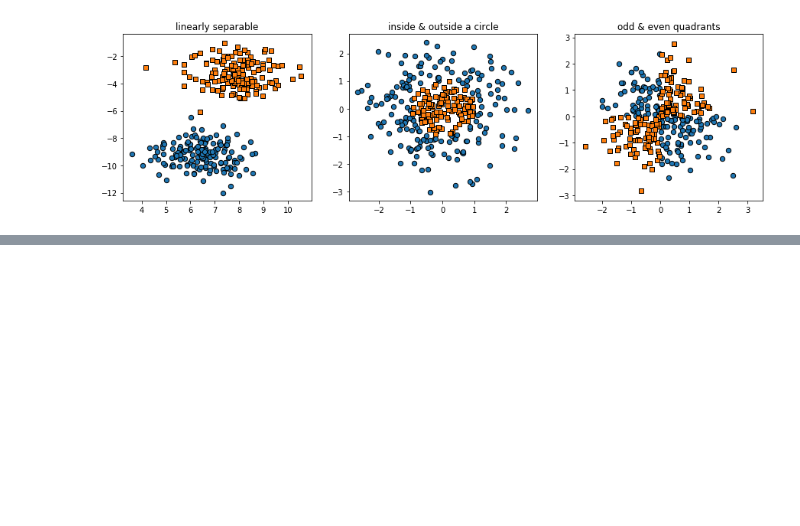
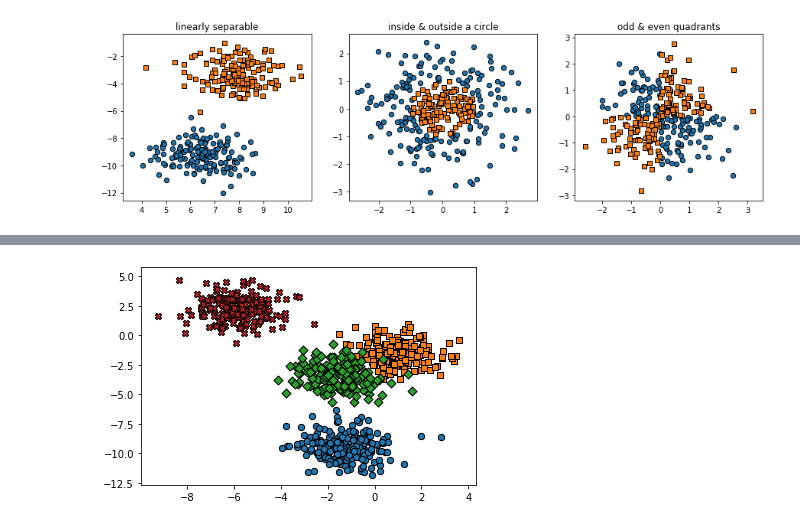
Before and after one commit to asyrwid/simple_ml, a Jupyter notebook: SVM.ipynb, the cells around one changed output, grey strips where cells are left out. Cells and saved outputs as stored; diff of their text form; code cells hidden in the pictures; blank space fills up the shorter version.

```diff
--- a/SVM.ipynb
+++ b/SVM.ipynb
@@ -228,0 +238,9 @@ for j in range(3):
+# %%
+# generate 300 separable points with 4 centers
+X4, y4 = make_blobs(n_samples=800, centers=4, random_state=2)
+
+ms=["o","s","D","X"]
+for v in range(4):
+    plt.scatter(X4[y4==v,0],X4[y4==v,1],marker=ms[v], edgecolors='black',s=40);
+# %% [output]
+[figure, added]
```
Also changed, not shown: parts of 4 cells of this notebook.
